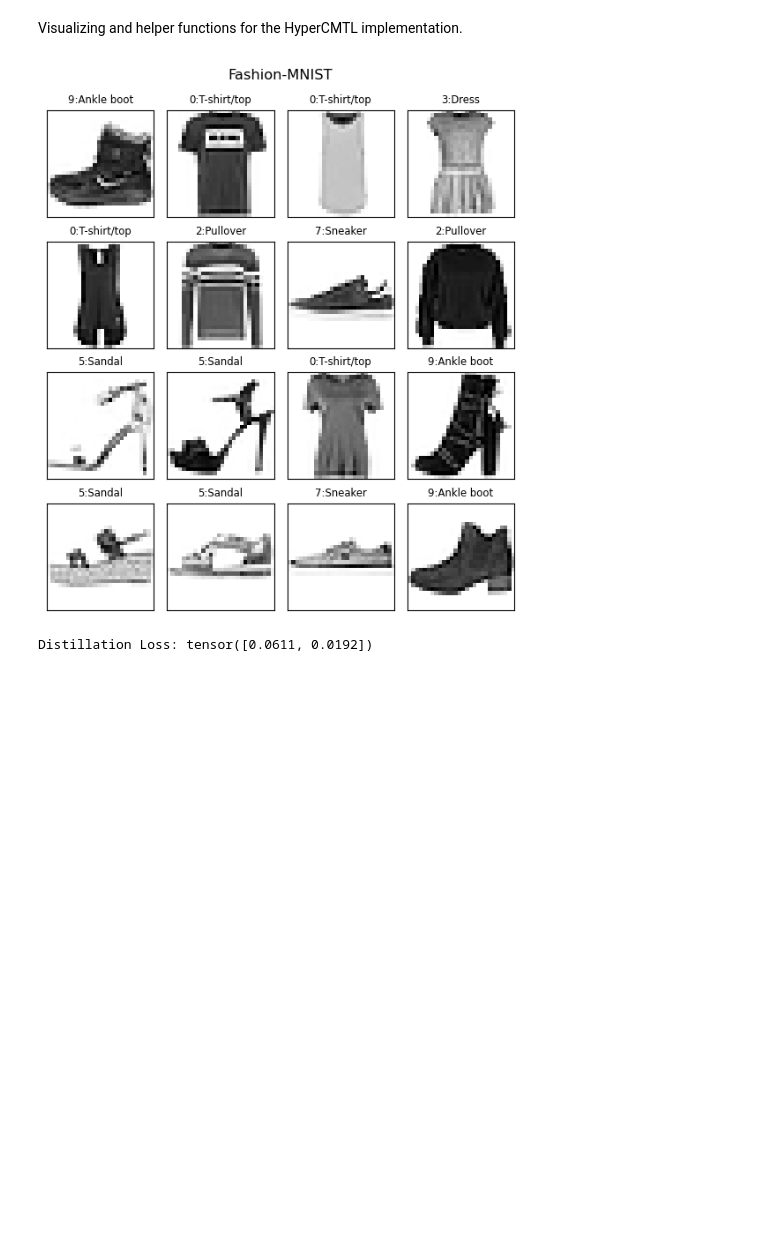
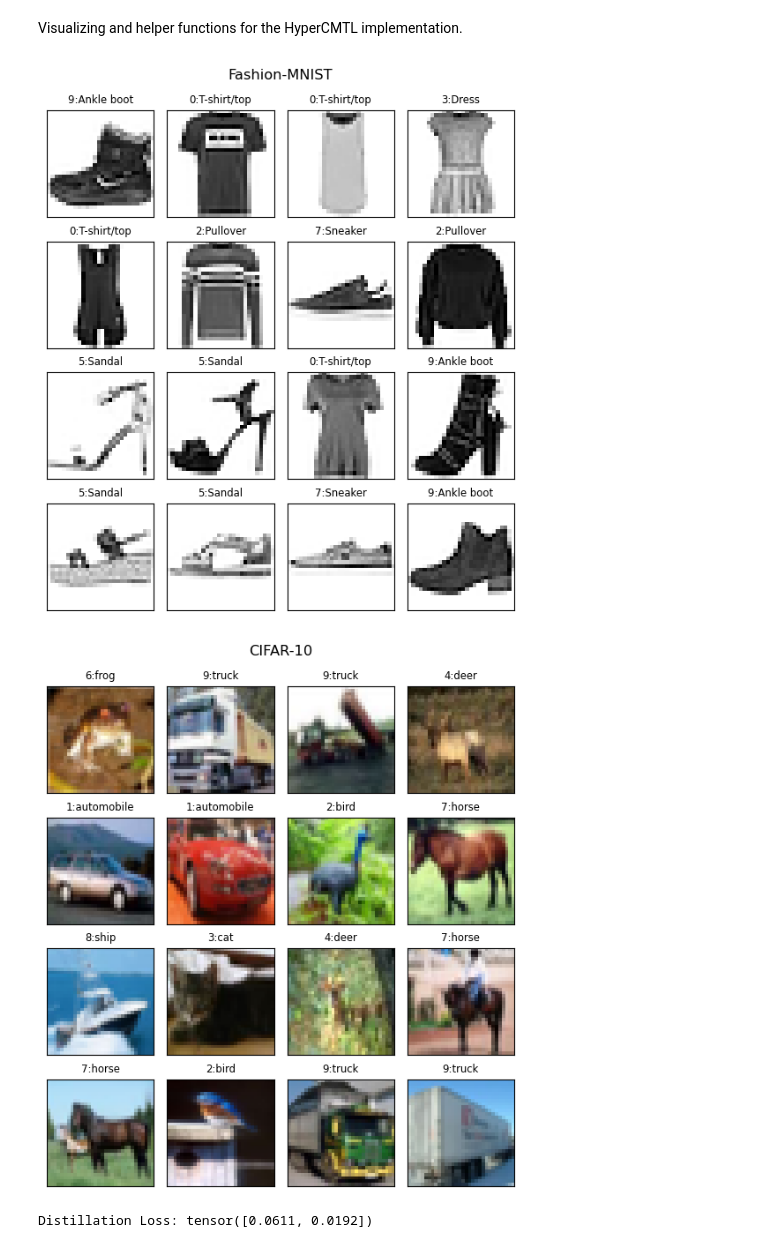
Before and after one commit to Neilus03/PAH, a Jupyter notebook: only_hyperCMTL.ipynb, the cells around one changed output. Cells and saved outputs as stored; diff of their text form; code cells hidden in the pictures; blank space fills up the shorter version.

```diff
--- a/only_hyperCMTL.ipynb
+++ b/only_hyperCMTL.ipynb
@@ -62,2 +91,10 @@ Fashion-MNIST: 60000 samples
 # %% [markdown]
 ### Split-CIFAR-10
+# %%
+# Download and prepare the Split-CIFAR-10 dataset
+cifar10 = datasets.CIFAR10(root='data/', download=True)
+cifar10.name, cifar10.num_classes = 'CIFAR-10', len(cifar10.classes)
+print(f'{cifar10.name}: {len(cifar10)} samples')
+
+for i, cl in enumerate(cifar10.classes):
+    print(f'{i}: {cl}')
@@ -144,33 +194,40 @@ def inspect_batch(images, # batch of images as torch tensors
                 else:
                     mark, color = '✘', 'red'
 
                 ax.set_title(f'label:{labels[b]}    \npred:{predictions[b]} {mark}', color=color, fontsize=8*scale**0.5)
         else:
             ax.axis('off')
     if title is not None:
         if center_title:
             x, align = 0.5, 'center'
         else:
             x, align = 0, 'left'
         fig.suptitle(title, fontsize=14*scale**0.5, x=x, horizontalalignment=align)
     fig.tight_layout()
     plt.show()
 
 
 
 # define preprocessing transform and load a batch to inspect it:
 preprocess = transforms.Compose([
     transforms.ToTensor(),
     transforms.Normalize((0.5,), (0.5,))
 ])
 
 fmnist_batch = [fmnist[i] for i in range(16)]
 fmnist_images = [preprocess(img) for (img,label) in fmnist_batch]
 fmnist_labels = [label for (img,label) in fmnist_batch]
 
 inspect_batch(fmnist_images, fmnist_labels, class_names=fmnist.classes, title='Fashion-MNIST', scale=0.7)
+
+cifar10_batch = [cifar10[i] for i in range(16)]
+cifar10_images = [preprocess(img) for (img,label) in cifar10_batch]
+cifar10_labels = [label for (img,label) in cifar10_batch]
+
+inspect_batch(cifar10_images, cifar10_labels, class_names=cifar10.classes, title='CIFAR-10', scale=0.7)
 # %% [output]
 [figure]
+[figure, added]
 # %%
 #Useful functions for distillation loss used in LwF
 
```
Also changed, not shown: parts of 7 cells of this notebook.
